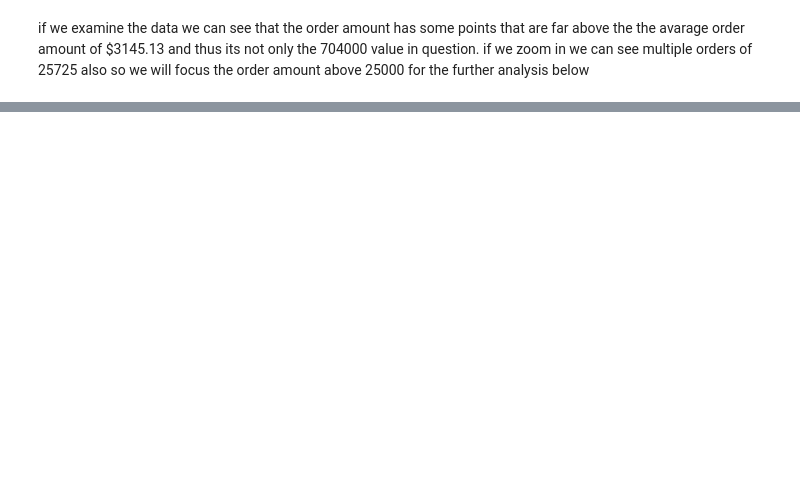
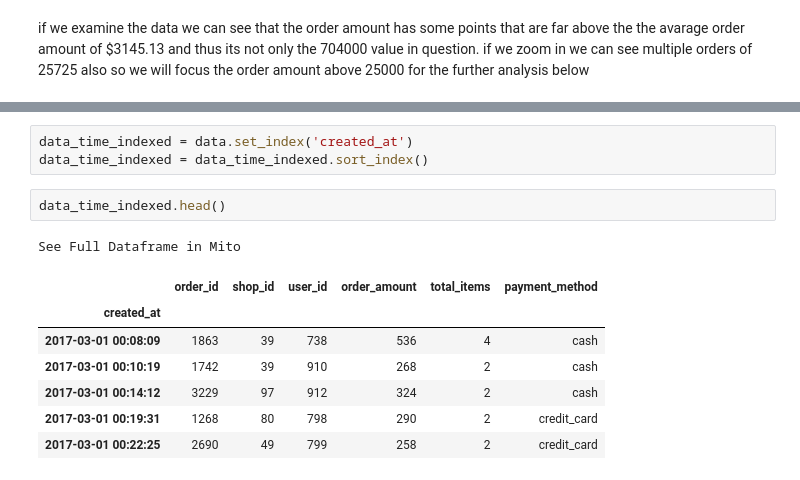
Before and after one commit to JQH84/Shopify-Challange-2022, a Jupyter notebook: analysis.ipynb, the cells around one changed output, grey strips where cells are left out. Saved outputs shown, nothing was run; the diff lists cells and outputs as text; blank space fills up the shorter version.

Commit message:
more data exploration in pandas

```diff
--- a/analysis.ipynb
+++ b/analysis.ipynb
@@ -112,0 +135,14 @@ Lets now Create the Same plot but for all prices above normal based on our
+# %%
+data_time_indexed = data.set_index('created_at')
+data_time_indexed = data_time_indexed.sort_index()
+# %%
+data_time_indexed.head()
+# %% [output]
+See Full Dataframe in Mito
+|  | order_id | shop_id | user_id | order_amount | total_items | payment_method |
+| created_at |  |  |  |  |  |  |
+| 2017-03-01 00:08:09 | 1863 | 39 | 738 | 536 | 4 | cash |
+| 2017-03-01 00:10:19 | 1742 | 39 | 910 | 268 | 2 | cash |
+| 2017-03-01 00:14:12 | 3229 | 97 | 912 | 324 | 2 | cash |
+| 2017-03-01 00:19:31 | 1268 | 80 | 798 | 290 | 2 | credit_card |
+| 2017-03-01 00:22:25 | 2690 | 49 | 799 | 258 | 2 | credit_card |
```
Also changed, not shown: parts of 8 cells of this notebook, 1 other file.
